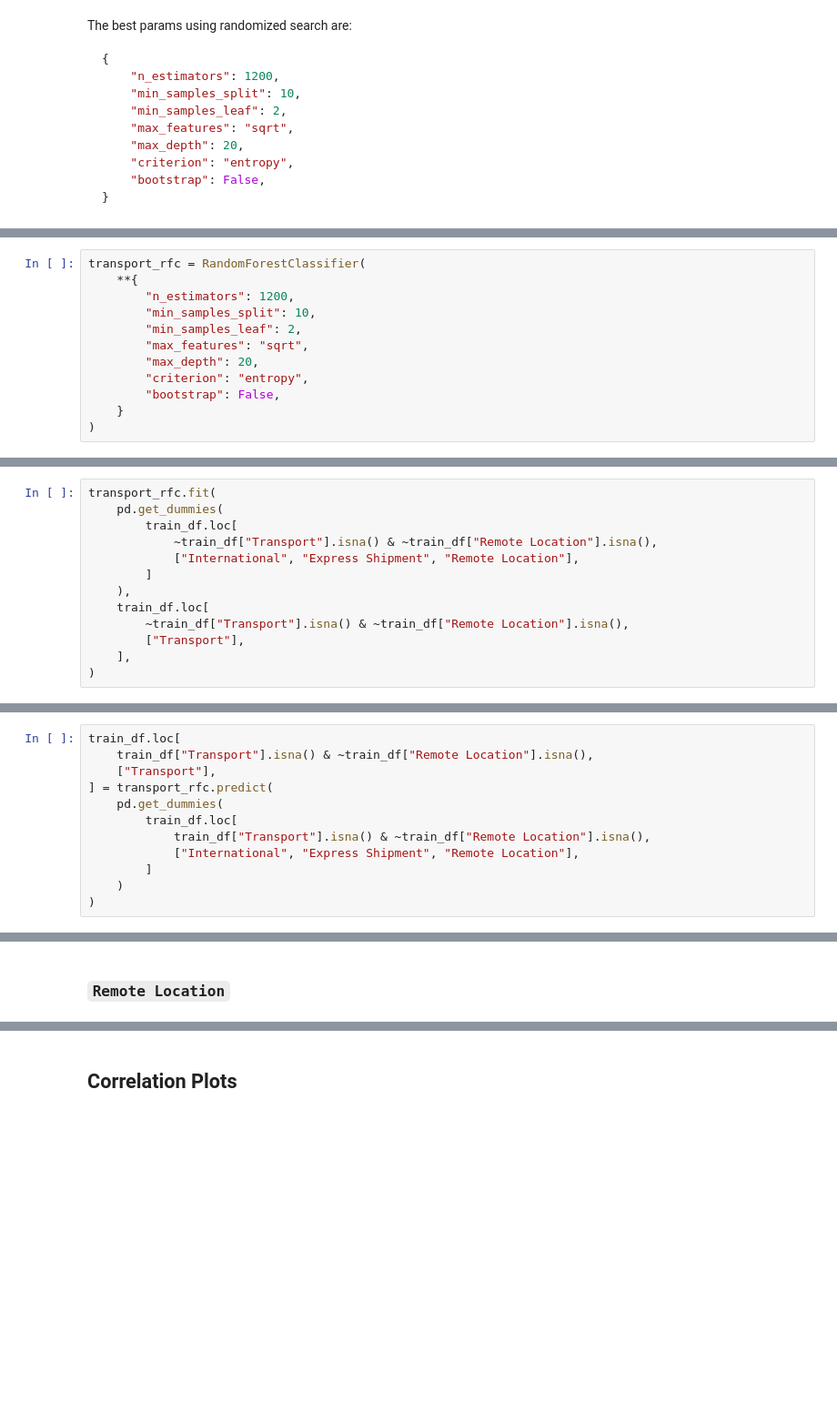
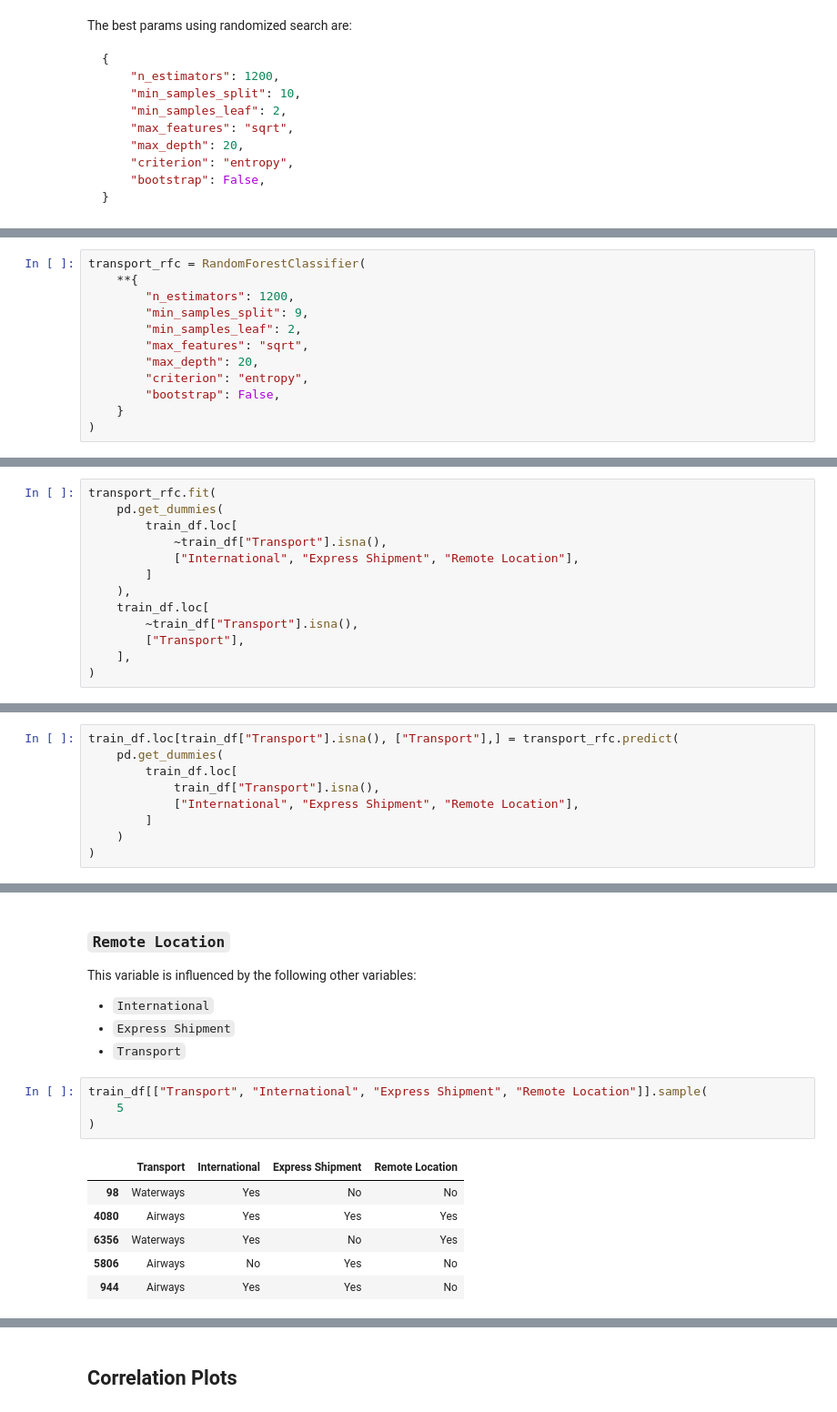
Before and after one commit to jacob5412/HackerEarth-Exhibit-Art, a Jupyter notebook: EDA-2.ipynb, the cells around one changed output, grey strips where cells are left out. Shown at 91% size. Saved outputs shown, nothing was run; the diff lists cells and outputs as text; blank space fills up the shorter version.

```diff
--- a/EDA-2.ipynb
+++ b/EDA-2.ipynb
@@ -564,7 +608,7 @@ The best params don't make a difference to the weighted average f1-score.
 transport_rfc = RandomForestClassifier(
     **{
         "n_estimators": 1200,
-        "min_samples_split": 10,
+        "min_samples_split": 9,
         "min_samples_leaf": 2,
         "max_features": "sqrt",
         "max_depth": 20,
@@ -578,12 +622,12 @@ transport_rfc = RandomForestClassifier(
 transport_rfc.fit(
     pd.get_dummies(
         train_df.loc[
-            ~train_df["Transport"].isna() & ~train_df["Remote Location"].isna(),
+            ~train_df["Transport"].isna(),
             ["International", "Express Shipment", "Remote Location"],
         ]
     ),
     train_df.loc[
-        ~train_df["Transport"].isna() & ~train_df["Remote Location"].isna(),
+        ~train_df["Transport"].isna(),
         ["Transport"],
     ],
 )
@@ -594,12 +638,9 @@ RandomForestClassifier(bootstrap=False, criterion='entropy', max_depth=20,
 [interactive output not drawn]
 # %%
-train_df.loc[
-    train_df["Transport"].isna() & ~train_df["Remote Location"].isna(),
-    ["Transport"],
-] = transport_rfc.predict(
+train_df.loc[train_df["Transport"].isna(), ["Transport"],] = transport_rfc.predict(
     pd.get_dummies(
         train_df.loc[
-            train_df["Transport"].isna() & ~train_df["Remote Location"].isna(),
+            train_df["Transport"].isna(),
             ["International", "Express Shipment", "Remote Location"],
         ]
     )
@@ -620,3 +661,19 @@ train_df[["Transport", "International", "Express Shipment", "Remote Location"]].
 [interactive output not drawn]
 # %% [markdown]
 ### `Remote Location`
+
+This variable is influenced by the following other variables:
+* `International`
+* `Express Shipment`
+* `Transport`
+# %%
+train_df[["Transport", "International", "Express Shipment", "Remote Location"]].sample(
+    5
+)
+# %% [output]
+|  | Transport | International | Express Shipment | Remote Location |
+| 98 | Waterways | Yes | No | No |
+| 4080 | Airways | Yes | Yes | Yes |
+| 6356 | Waterways | Yes | No | Yes |
+| 5806 | Airways | No | Yes | No |
+| 944 | Airways | Yes | Yes | No |
```
Also changed, not shown: parts of 65 cells of this notebook.
